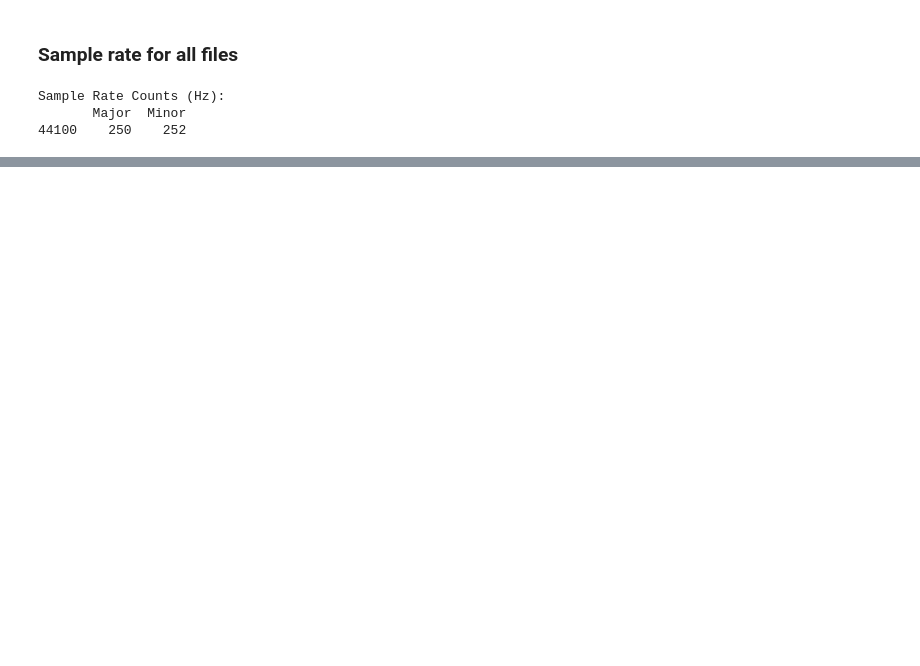
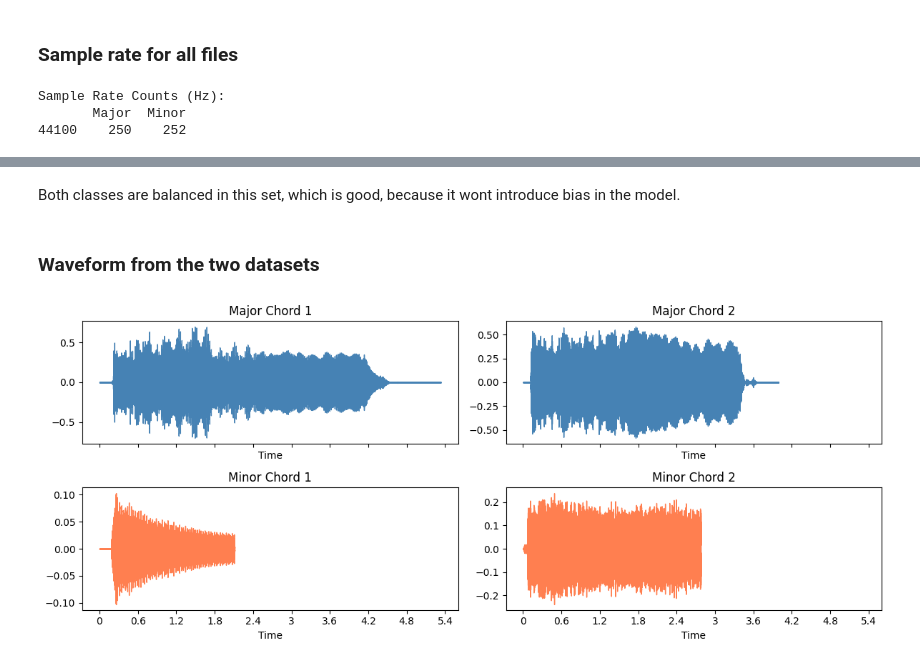
Before and after one commit to Stelllarce/ChordClassifier, a Jupyter notebook: notebooks/shords_dataset_eda.ipynb, the cells around one changed output, grey strips where cells are left out. Cells and saved outputs as stored; diff of their text form; code cells hidden in the pictures; blank space fills up the shorter version.

```diff
--- a/notebooks/shords_dataset_eda.ipynb
+++ b/notebooks/shords_dataset_eda.ipynb
@@ -95,0 +118,25 @@ Sample Rate Counts (Hz):
+# %% [markdown]
+Both classes are balanced in this set, which is good, because it wont introduce bias in the model.
+# %% [markdown]
+### Waveform from the two datasets
+# %%
+SR = 22050
+
+y_maj, sr = librosa.load(str(major_files[0]), sr=SR)
+y_min, _ = librosa.load(str(minor_files[0]), sr=SR)
+y_maj2, _ = librosa.load(str(major_files[5]), sr=SR)
+y_min2, _ = librosa.load(str(minor_files[5]), sr=SR)
+
+fig, axes = plt.subplots(2, 2, figsize=(12, 5), sharex=True)
+librosa.display.waveshow(y_maj, sr=sr, ax=axes[0][0], color='steelblue')
+axes[0][0].set_title('Major Chord 1')
+librosa.display.waveshow(y_min, sr=sr, ax=axes[1][0], color='coral')
+axes[1][0].set_title('Minor Chord 1')
+librosa.display.waveshow(y_maj2, sr=sr, ax=axes[0][1], color='steelblue')
+axes[0][1].set_title('Major Chord 2')
+librosa.display.waveshow(y_min2, sr=sr, ax=axes[1][1], color='coral')
+axes[1][1].set_title('Minor Chord 2')
+plt.tight_layout()
+plt.show()
+# %% [output]
+[figure, added]
```
Also changed, not shown: parts of 21 cells of this notebook, 9 other files.
